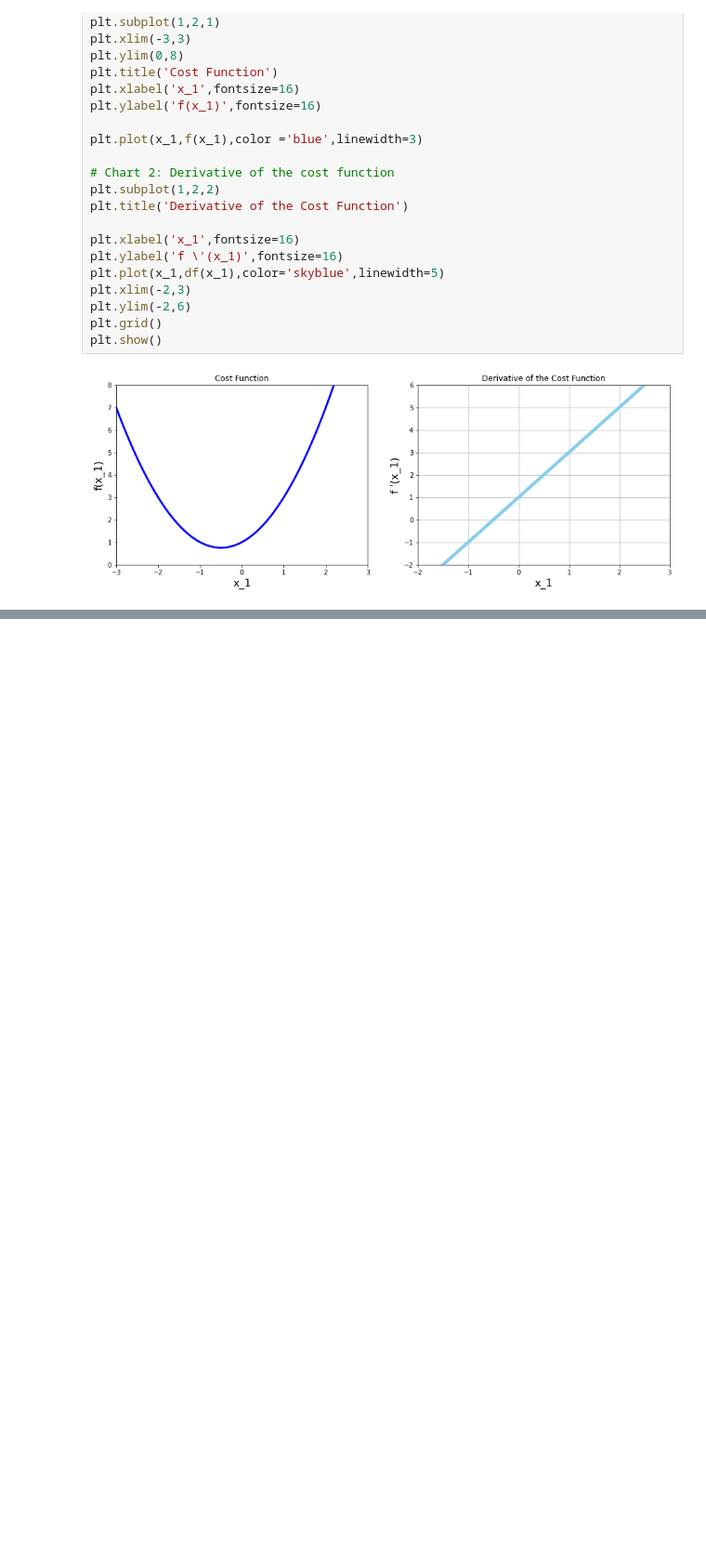
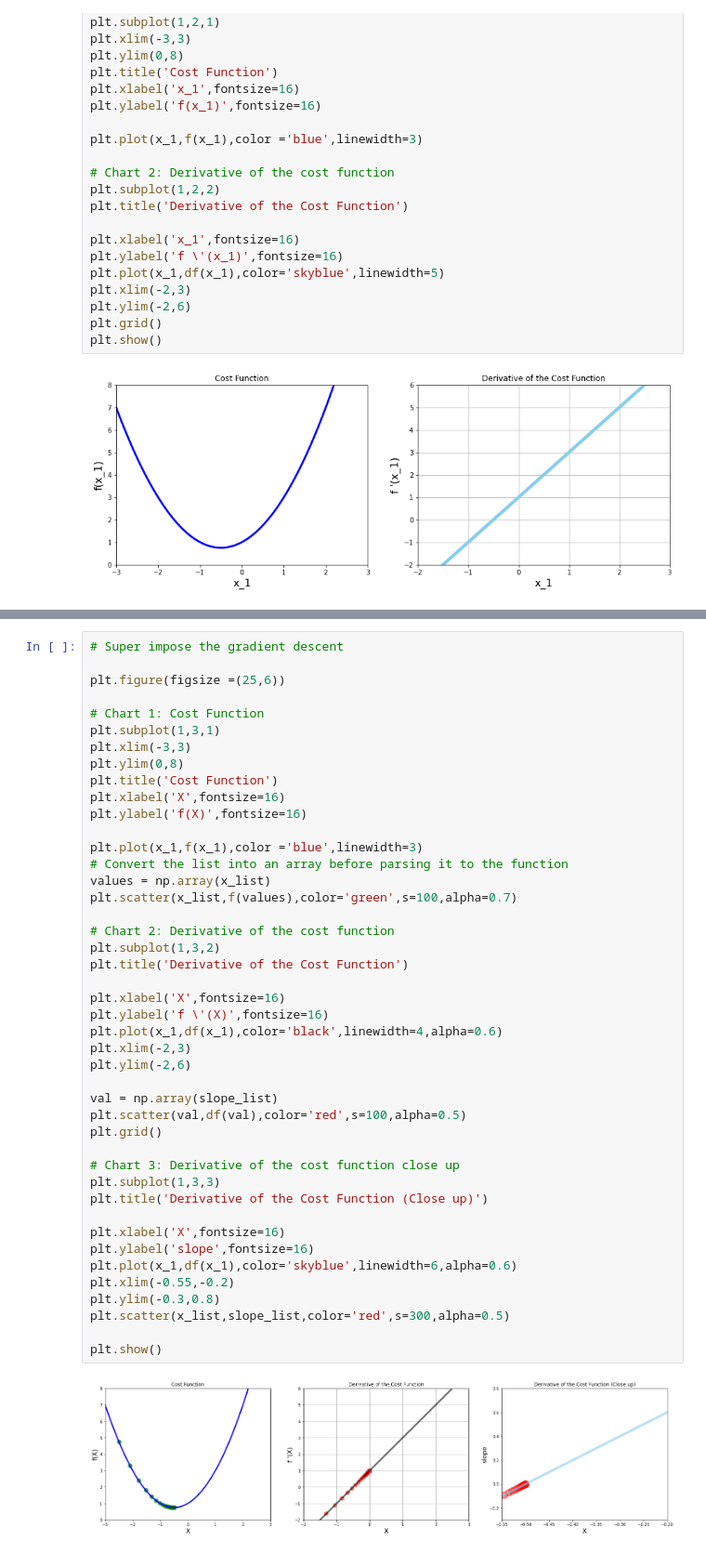
Before and after one commit to NerdSeat/Machine-Learning, a Jupyter notebook: gradient_descent.ipynb, the cells around one changed output, grey strips where cells are left out. Shown: that part at 93% size. Cells and saved outputs as stored; diff of their text form; blank space fills up the shorter version.

Commit message:
added zoom function to zoom in to minimum point of the cost function

```diff
--- a/gradient_descent.ipynb
+++ b/gradient_descent.ipynb
@@ -55,0 +84,46 @@ plt.show()
+# %%
+# Super impose the gradient descent
+
+plt.figure(figsize =(25,6))
+
+# Chart 1: Cost Function
+plt.subplot(1,3,1)
+plt.xlim(-3,3)
+plt.ylim(0,8)
+plt.title('Cost Function')
+plt.xlabel('X',fontsize=16)
+plt.ylabel('f(X)',fontsize=16)
+
+plt.plot(x_1,f(x_1),color ='blue',linewidth=3)
+# Convert the list into an array before parsing it to the function
+values = np.array(x_list)
+plt.scatter(x_list,f(values),color='green',s=100,alpha=0.7)
+
+# Chart 2: Derivative of the cost function
+plt.subplot(1,3,2)
+plt.title('Derivative of the Cost Function')
+
+plt.xlabel('X',fontsize=16)
+plt.ylabel('f \'(X)',fontsize=16)
+plt.plot(x_1,df(x_1),color='black',linewidth=4,alpha=0.6)
+plt.xlim(-2,3)
+plt.ylim(-2,6)
+
+val = np.array(slope_list)
+plt.scatter(val,df(val),color='red',s=100,alpha=0.5)
+plt.grid()
+
+# Chart 3: Derivative of the cost function close up
+plt.subplot(1,3,3)
+plt.title('Derivative of the Cost Function (Close up)')
+
+plt.xlabel('X',fontsize=16)
+plt.ylabel('slope',fontsize=16)
+plt.plot(x_1,df(x_1),color='skyblue',linewidth=6,alpha=0.6)
+plt.xlim(-0.55,-0.2)
+plt.ylim(-0.3,0.8)
+plt.scatter(x_list,slope_list,color='red',s=300,alpha=0.5)
+
+plt.show()
+# %% [output]
+[figure, added]
```
Also changed, not shown: parts of 2 cells of this notebook, 1 other file.
